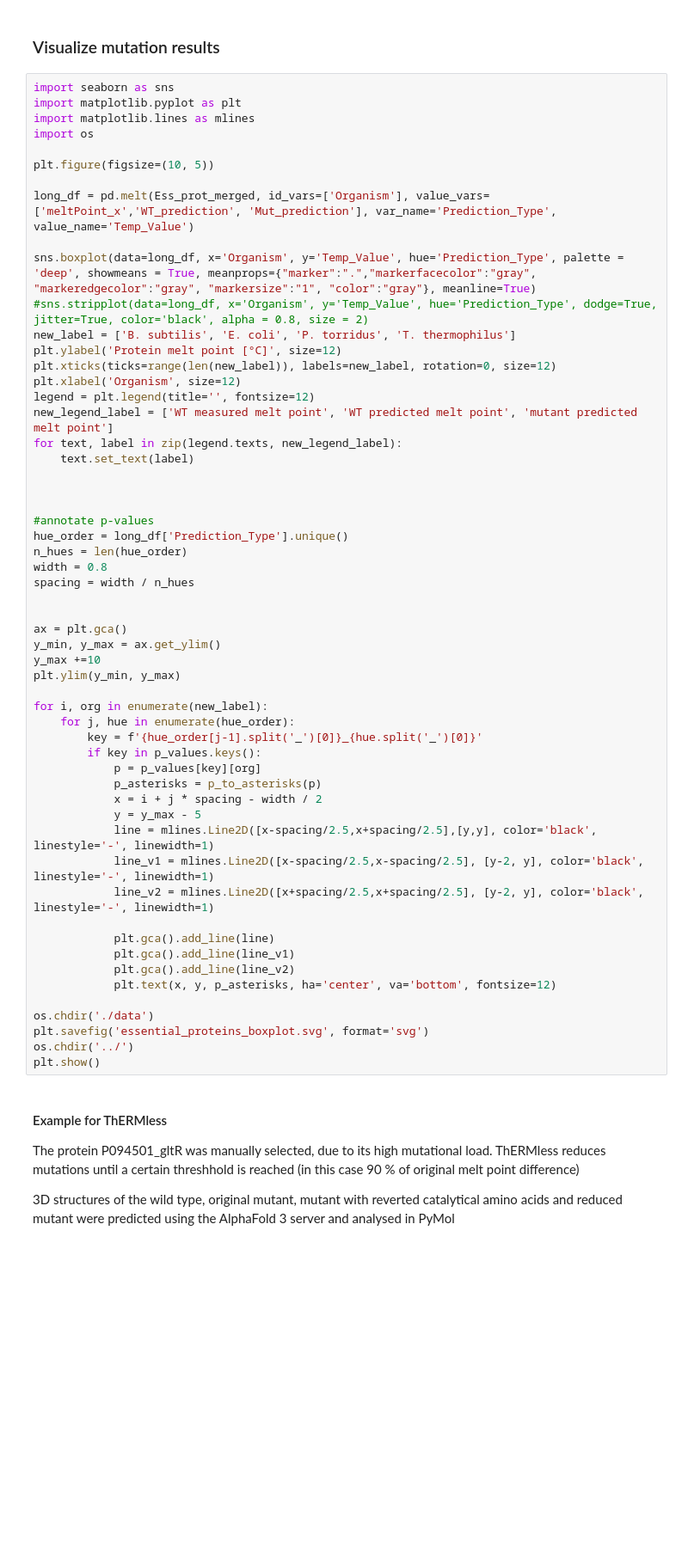
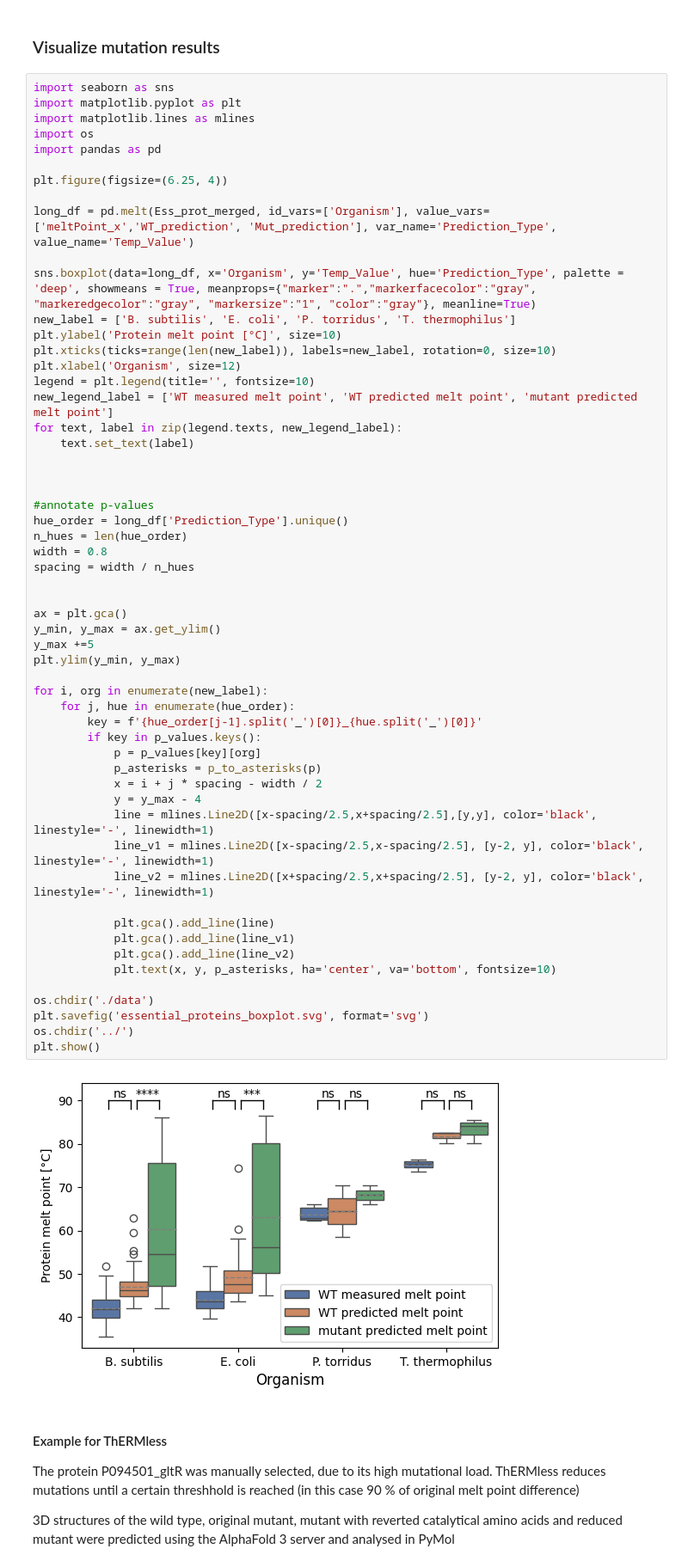
Before and after one commit to datascience-mobi-2024/topic04_02, a Jupyter notebook: Mutation_results_essential_proteins.ipynb, the cells around one changed output. Shown at 86% size. Drawn from its saved outputs; the diff is of its cells as text; blank space fills up the shorter version.

```diff
--- a/Mutation_results_essential_proteins.ipynb
+++ b/Mutation_results_essential_proteins.ipynb
@@ -179,18 +210,18 @@ import seaborn as sns
 import matplotlib.pyplot as plt
 import matplotlib.lines as mlines
 import os
+import pandas as pd
 
-plt.figure(figsize=(10, 5))
+plt.figure(figsize=(6.25, 4))
 
 long_df = pd.melt(Ess_prot_merged, id_vars=['Organism'], value_vars=['meltPoint_x','WT_prediction', 'Mut_prediction'], var_name='Prediction_Type', value_name='Temp_Value')
 
 sns.boxplot(data=long_df, x='Organism', y='Temp_Value', hue='Prediction_Type', palette = 'deep', showmeans = True, meanprops={"marker":".","markerfacecolor":"gray", "markeredgecolor":"gray", "markersize":"1", "color":"gray"}, meanline=True)
-#sns.stripplot(data=long_df, x='Organism', y='Temp_Value', hue='Prediction_Type', dodge=True, jitter=True, color='black', alpha = 0.8, size = 2)
 new_label = ['B. subtilis', 'E. coli', 'P. torridus', 'T. thermophilus']
-plt.ylabel('Protein melt point [°C]', size=12)
-plt.xticks(ticks=range(len(new_label)), labels=new_label, rotation=0, size=12)
+plt.ylabel('Protein melt point [°C]', size=10)
+plt.xticks(ticks=range(len(new_label)), labels=new_label, rotation=0, size=10)
 plt.xlabel('Organism', size=12)
-legend = plt.legend(title='', fontsize=12)
+legend = plt.legend(title='', fontsize=10)
 new_legend_label = ['WT measured melt point', 'WT predicted melt point', 'mutant predicted melt point']
 for text, label in zip(legend.texts, new_legend_label):
     text.set_text(label)
@@ -200,36 +231,38 @@ for text, label in zip(legend.texts, new_legend_label):
 #annotate p-values
 hue_order = long_df['Prediction_Type'].unique()
 n_hues = len(hue_order)
 width = 0.8
 spacing = width / n_hues
 
 
 ax = plt.gca()
 y_min, y_max = ax.get_ylim()
-y_max +=10
+y_max +=5
 plt.ylim(y_min, y_max)
 
 for i, org in enumerate(new_label):
     for j, hue in enumerate(hue_order):
         key = f'{hue_order[j-1].split('_')[0]}_{hue.split('_')[0]}'
         if key in p_values.keys():
             p = p_values[key][org]
             p_asterisks = p_to_asterisks(p)
             x = i + j * spacing - width / 2
-            y = y_max - 5
+            y = y_max - 4
             line = mlines.Line2D([x-spacing/2.5,x+spacing/2.5],[y,y], color='black', linestyle='-', linewidth=1)
             line_v1 = mlines.Line2D([x-spacing/2.5,x-spacing/2.5], [y-2, y], color='black', linestyle='-', linewidth=1)
             line_v2 = mlines.Line2D([x+spacing/2.5,x+spacing/2.5], [y-2, y], color='black', linestyle='-', linewidth=1)
 
             plt.gca().add_line(line)
             plt.gca().add_line(line_v1)
             plt.gca().add_line(line_v2)
-            plt.text(x, y, p_asterisks, ha='center', va='bottom', fontsize=12)
+            plt.text(x, y, p_asterisks, ha='center', va='bottom', fontsize=10)
 
 os.chdir('./data')
 plt.savefig('essential_proteins_boxplot.svg', format='svg')
 os.chdir('../')
 plt.show()
+# %% [output]
+[figure, added]
 # %% [markdown]
 #### Example for ThERMless
 The protein P094501_gltR was manually selected, due to its high mutational load.
```
Also changed, not shown: parts of 3 cells of this notebook.
